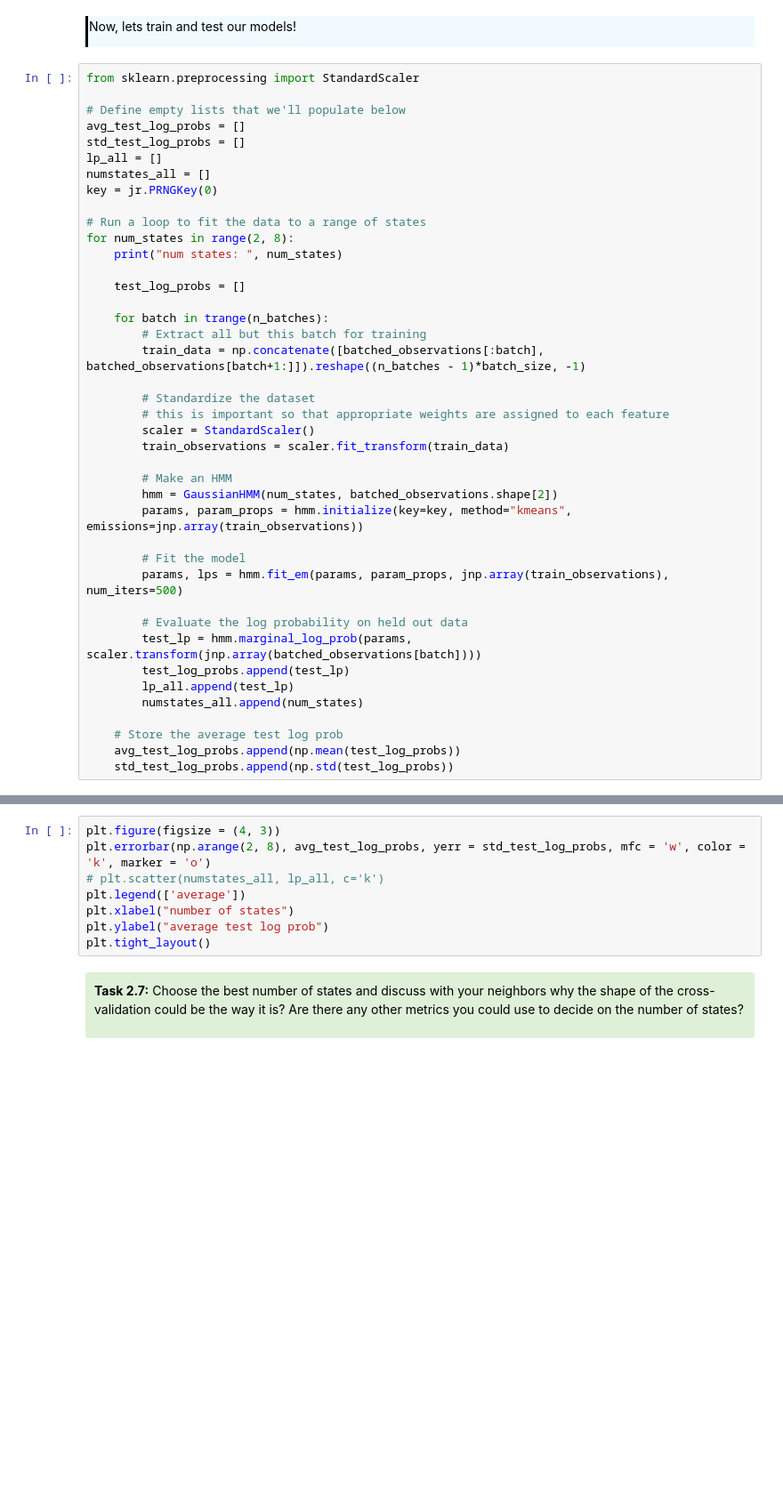
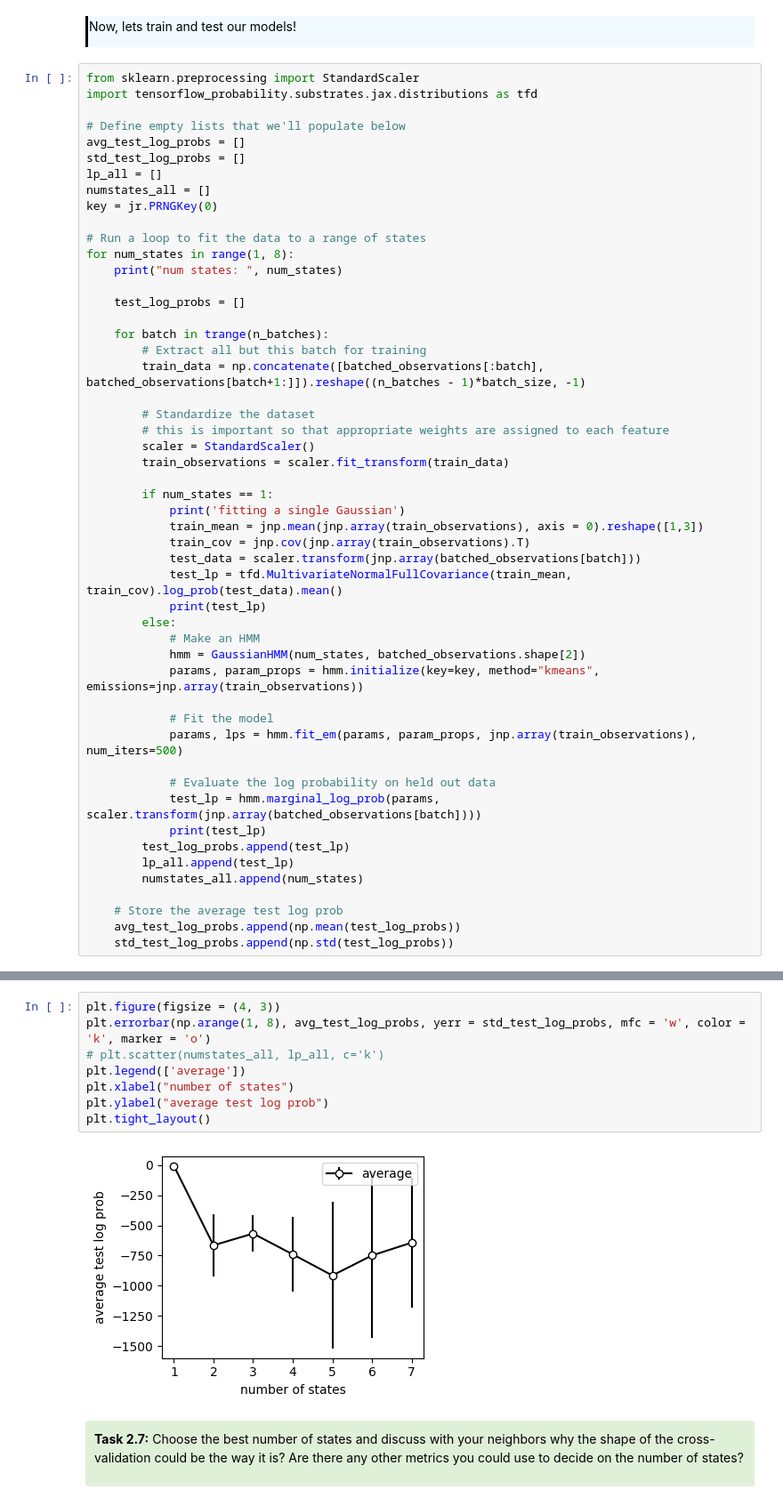
Before and after one commit to AllenSWDB/swdb_visualbehavior_template, a Jupyter notebook: code/Workshop_2.ipynb, the cells around one changed output, grey strips where cells are left out. Shown at 89% size. Saved outputs shown, nothing was run; the diff lists cells and outputs as text; blank space fills up the shorter version.

```diff
--- a/code/Workshop_2.ipynb
+++ b/code/Workshop_2.ipynb
@@ -732,6 +743,7 @@ batch_size = batched_observations.shape[1]
 </div>
 # %%
 from sklearn.preprocessing import StandardScaler
+import tensorflow_probability.substrates.jax.distributions as tfd
 
 # Define empty lists that we'll populate below
 avg_test_log_probs = []
@@ -741,7 +753,7 @@ numstates_all = []
 key = jr.PRNGKey(0)
 
 # Run a loop to fit the data to a range of states
-for num_states in range(2, 8):
+for num_states in range(1, 8):
     print("num states: ", num_states)
 
     test_log_probs = []
@@ -755,15 +767,24 @@ for num_states in range(2, 8):
         scaler = StandardScaler()
         train_observations = scaler.fit_transform(train_data)
 
-        # Make an HMM
-        hmm = GaussianHMM(num_states, batched_observations.shape[2])
-        params, param_props = hmm.initialize(key=key, method="kmeans", emissions=jnp.array(train_observations))
+        if num_states == 1:
+            print('fitting a single Gaussian')
+            train_mean = jnp.mean(jnp.array(train_observations), axis = 0).reshape([1,3])
+            train_cov = jnp.cov(jnp.array(train_observations).T)
+            test_data = scaler.transform(jnp.array(batched_observations[batch]))
+            test_lp = tfd.MultivariateNormalFullCovariance(train_mean, train_cov).log_prob(test_data).mean()
+            print(test_lp)
+        else:
+            # Make an HMM
+            hmm = GaussianHMM(num_states, batched_observations.shape[2])
+            params, param_props = hmm.initialize(key=key, method="kmeans", emissions=jnp.array(train_observations))
 
-        # Fit the model
-        params, lps = hmm.fit_em(params, param_props, jnp.array(train_observations), num_iters=500)
+            # Fit the model
+            params, lps = hmm.fit_em(params, param_props, jnp.array(train_observations), num_iters=500)
 
-        # Evaluate the log probability on held out data
-        test_lp = hmm.marginal_log_prob(params, scaler.transform(jnp.array(batched_observations[batch])))
+            # Evaluate the log probability on held out data
+            test_lp = hmm.marginal_log_prob(params, scaler.transform(jnp.array(batched_observations[batch])))
+            print(test_lp)
         test_log_probs.append(test_lp)
         lp_all.append(test_lp)
         numstates_all.append(num_states)
@@ -780,11 +825,13 @@ num states:  3
 # %%
 plt.figure(figsize = (4, 3))
-plt.errorbar(np.arange(2, 8), avg_test_log_probs, yerr = std_test_log_probs, mfc = 'w', color = 'k', marker = 'o')
+plt.errorbar(np.arange(1, 8), avg_test_log_probs, yerr = std_test_log_probs, mfc = 'w', color = 'k', marker = 'o')
 # plt.scatter(numstates_all, lp_all, c='k')
 plt.legend(['average'])
 plt.xlabel("number of states")
 plt.ylabel("average test log prob")
 plt.tight_layout()
+# %% [output]
+[figure, added]
 # %% [markdown]
 <div style="background: #DFF0D8; border-radius: 3px; padding: 10px;">
 <p><b>Task 2.7:</b>  Choose the best number of states and discuss with your neighbors why the shape of the cross-validation could be the way it is? Are there any other metrics you could use to decide on the number of states?
```
Also changed, not shown: parts of 6 cells of this notebook.
